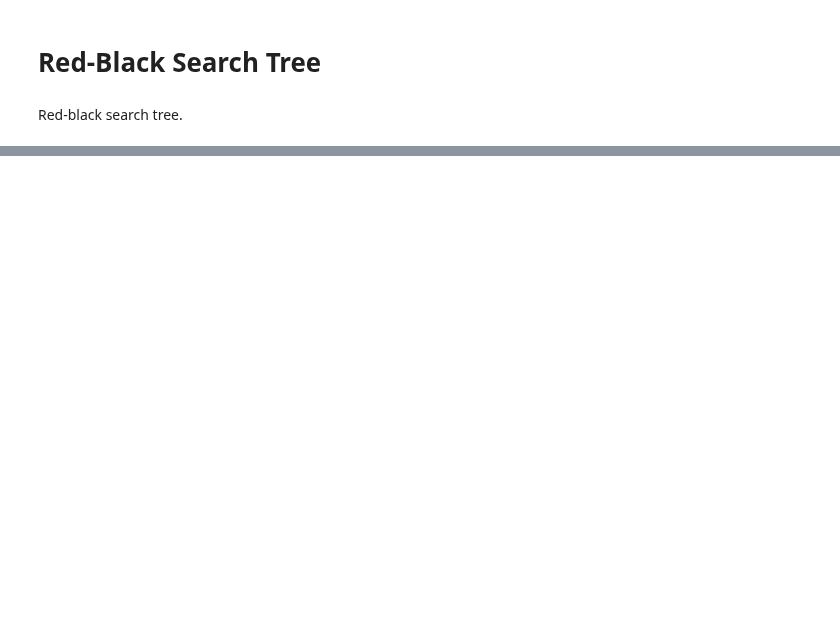
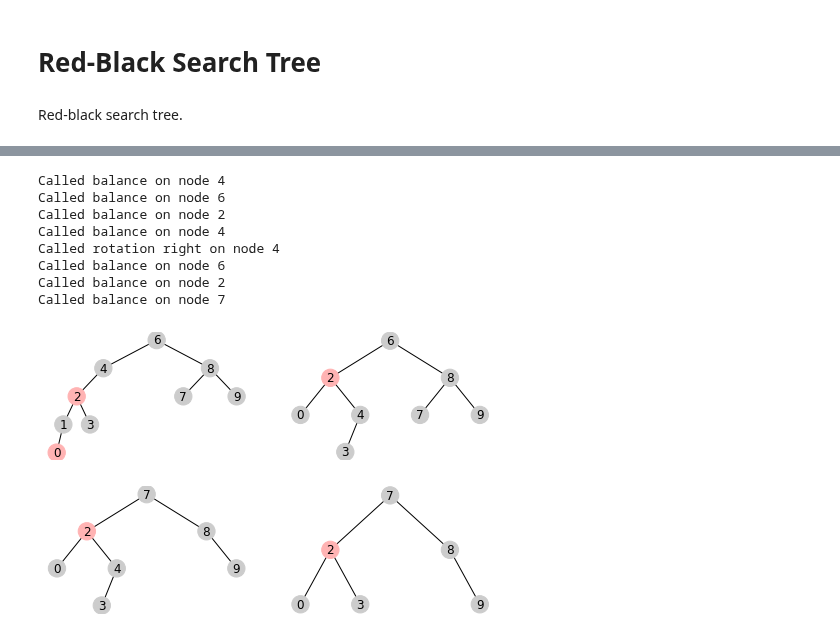
Before and after one commit to khakhalin/Sketches, a Jupyter notebook: classic/bst_red_black.ipynb, the cells around one changed output, grey strips where cells are left out. Cells and saved outputs as stored; diff of their text form; code cells hidden in the pictures; blank space fills up the shorter version.

```diff
--- a/classic/bst_red_black.ipynb
+++ b/classic/bst_red_black.ipynb
@@ -142,0 +210,19 @@ t.validate_parents()
+# %%
+values = [5,1,6,4]
+plt.figure(figsize=(8,8))
+for i in range(len(values)):
+    plt.subplot(3, 1+ len(values) // 3, 1+i)
+    t.delete(values[i])
+    #print(t)
+    t.plot()
+    #t.validate_parents()
+# %% [output]
+Called balance on node 4
+Called balance on node 6
+Called balance on node 2
+Called balance on node 4
+Called rotation right on node 4
+Called balance on node 6
+Called balance on node 2
+Called balance on node 7
+[figure, added]
```
Also changed, not shown: parts of 1 cell of this notebook.
